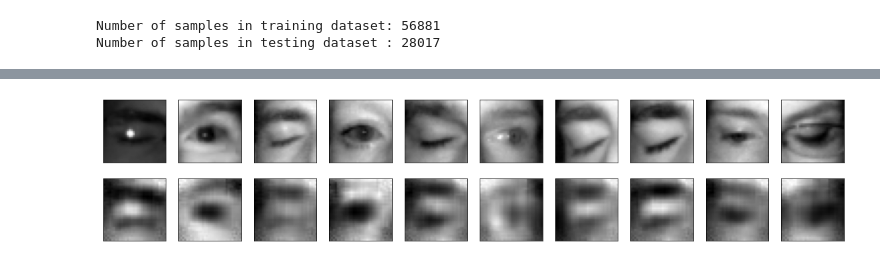
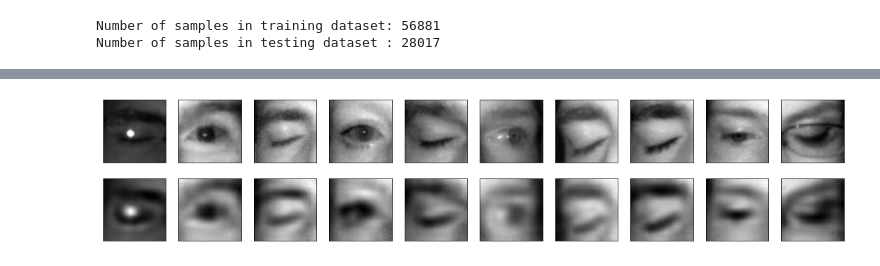
Before and after one commit to abhilb/Open-eye-closed-eye-classification, a Jupyter notebook: part2/MRL_Eye_Autoencoder.ipynb, the cells around one changed output, grey strips where cells are left out. Drawn from its saved outputs; the diff is of its cells as text; code cells hidden in the pictures.

```diff
--- a/part2/MRL_Eye_Autoencoder.ipynb
+++ b/part2/MRL_Eye_Autoencoder.ipynb
@@ -20,19 +20,19 @@ tf.__version__
 # %% [output]
 '2.7.0'
 # %%
-input_img = Input(shape=(32,32,1), name="input")
-x = Conv2D(16, (3, 3), activation='relu', padding='same', name='conv1')(input_img)
+input_img = Input(shape=(64,64,1), name="input")
+x = Conv2D(32, (3, 3), activation='relu', padding='same', name='conv1')(input_img)
 x = MaxPooling2D((2, 2), padding='same', name='pool1')(x)
-x = Conv2D(8, (3, 3), activation='relu', padding='same', name='conv2')(x)
+x = Conv2D(16, (3, 3), activation='relu', padding='same', name='conv2')(x)
 x = MaxPooling2D((2, 2), padding='same', name='pool2')(x)
-x = Conv2D(8, (3, 3), activation='relu', padding='same', name='conv3')(x)
+x = Conv2D(16, (3, 3), activation='relu', padding='same', name='conv3')(x)
 encoded = MaxPooling2D((2, 2), padding='same', name='encoder')(x)
 
-x = Conv2D(8, (3, 3), activation='relu', padding='same', name='conv4')(encoded)
+x = Conv2D(16, (3, 3), activation='relu', padding='same', name='conv4')(encoded)
 x = UpSampling2D((2, 2), name='upsample1')(x)
-x = Conv2D(8, (3, 3), activation='relu', padding='same', name='conv5')(x)
+x = Conv2D(16, (3, 3), activation='relu', padding='same', name='conv5')(x)
 x = UpSampling2D((2, 2), name='upsample2')(x)
-x = Conv2D(16, (3, 3), activation='relu', padding='same', name='conv6')(x)
+x = Conv2D(32, (3, 3), activation='relu', padding='same', name='conv6')(x)
 x = UpSampling2D((2, 2), name='upsample3')(x)
 decoded = Conv2D(1, (3, 3), activation='sigmoid', padding='same', name="decoder")(x)
 
@@ -71,5 +71,5 @@ To: /content/mrl_dataset.npz
 # %%
-dataset_path = Path('mrl_dataset.npz').absolute().resolve()
+dataset_path = Path('mrl_dataset_64.npz').absolute().resolve()
 data = np.load(str(dataset_path))
 X = data['data']
 y = data['labels']
@@ -86,8 +86,8 @@ autoencoder.compile(optimizer='adam', loss='binary_crossentropy')
 # %%
 X_train = X_train.astype(np.float32) / 255.0
 X_test = X_test.astype(np.float32) / 255.0
-X_train = np.reshape(X_train, (X_train.shape[0], 32, 32, 1))
-X_test = np.reshape(X_test, (X_test.shape[0], 32, 32, 1))
+X_train = np.reshape(X_train, (X_train.shape[0], 64, 64, 1))
+X_test = np.reshape(X_test, (X_test.shape[0], 64, 64, 1))
 print(X_train.shape)
 print(X_test.shape)
 # %% [output]
@@ -121,22 +121,22 @@ Epoch 36/50
 # %%
 decoded_imgs = autoencoder.predict(X_test)
 
 n = 10
 plt.figure(figsize=(20, 4))
 for i in range(1, n + 1):
     # Display original
     ax = plt.subplot(2, n, i)
-    plt.imshow(X_test[i].reshape(32, 32))
+    plt.imshow(X_test[i].reshape(64, 64))
     plt.gray()
     ax.get_xaxis().set_visible(False)
     ax.get_yaxis().set_visible(False)
 
     # Display reconstruction
     ax = plt.subplot(2, n, i + n)
-    plt.imshow(decoded_imgs[i].reshape(32, 32))
+    plt.imshow(decoded_imgs[i].reshape(64, 64))
     plt.gray()
     ax.get_xaxis().set_visible(False)
     ax.get_yaxis().set_visible(False)
 plt.show()
 # %% [output]
-[figure, old version]
+[figure, new version]
```
Also changed, not shown: parts of 5 cells of this notebook.
